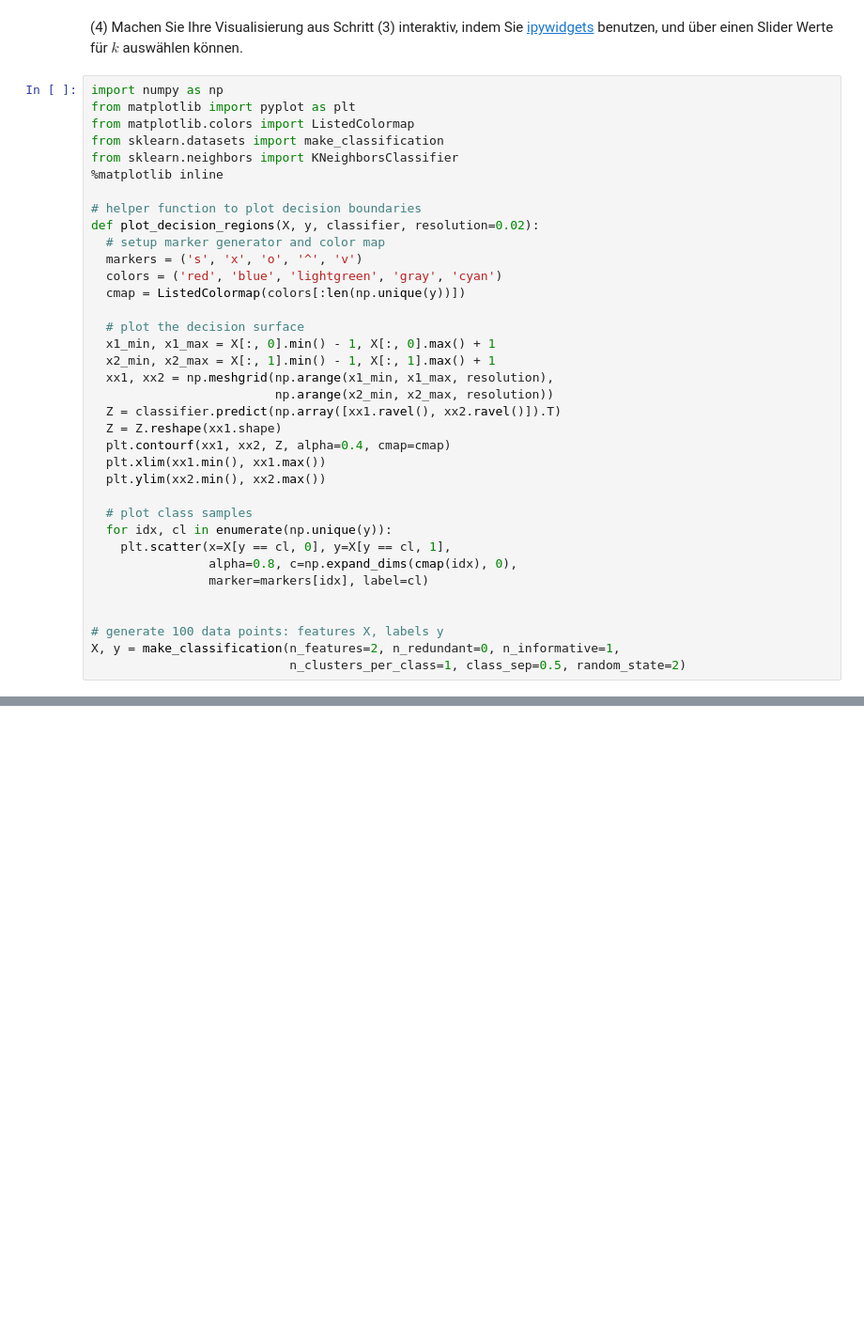
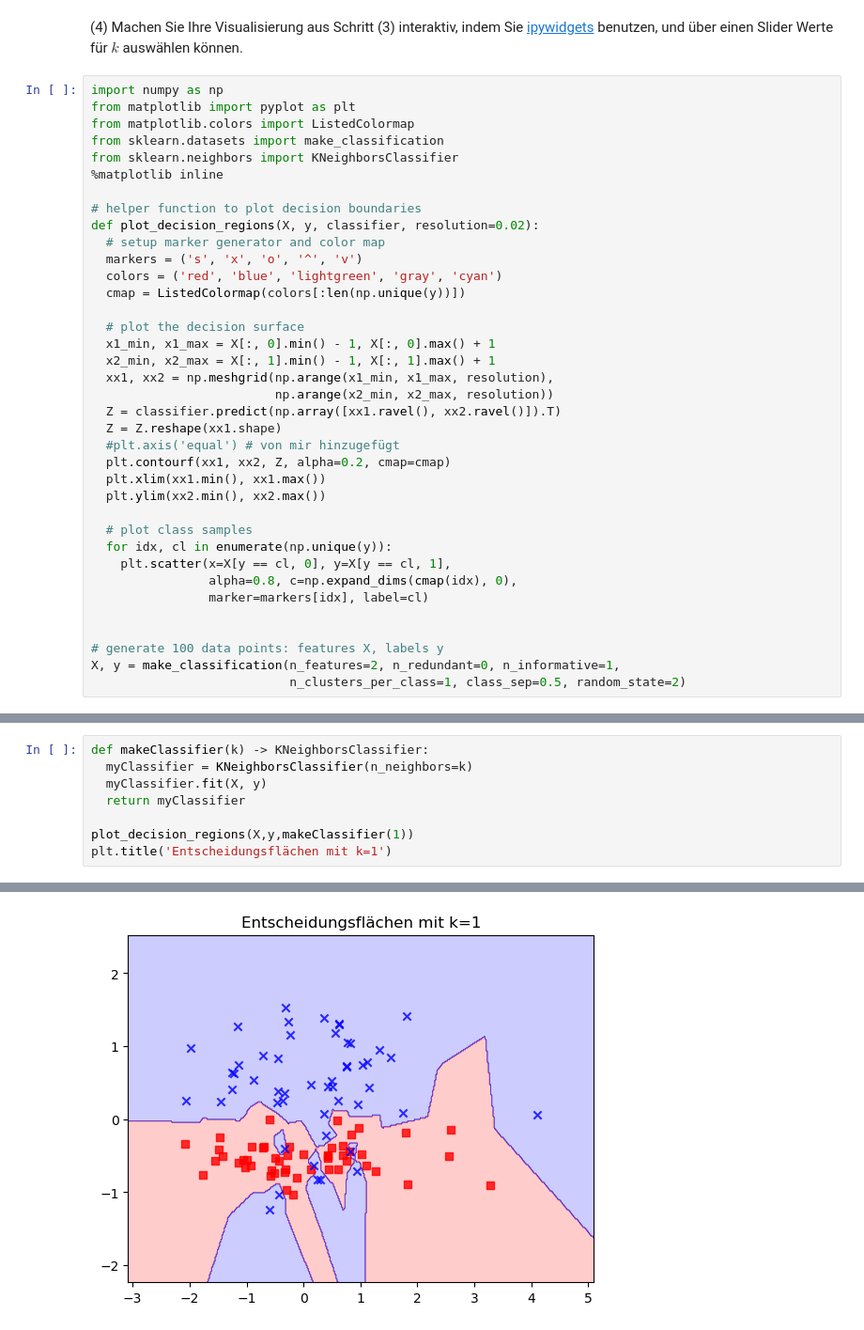
Before and after one commit to cortex359/ds.ss24, a Jupyter notebook: u12/Uebung-12.ipynb, the cells around one changed output, grey strips where cells are left out. Shown at 94% size. Saved outputs shown, nothing was run; the diff lists cells and outputs as text; blank space fills up the shorter version.

```diff
--- a/u12/Uebung-12.ipynb
+++ b/u12/Uebung-12.ipynb
@@ -282,7 +281,8 @@ def plot_decision_regions(X, y, classifier, resolution=0.02):
                          np.arange(x2_min, x2_max, resolution))
   Z = classifier.predict(np.array([xx1.ravel(), xx2.ravel()]).T)
   Z = Z.reshape(xx1.shape)
-  plt.contourf(xx1, xx2, Z, alpha=0.4, cmap=cmap)
+  #plt.axis('equal') # von mir hinzugefügt
+  plt.contourf(xx1, xx2, Z, alpha=0.2, cmap=cmap)
   plt.xlim(xx1.min(), xx1.max())
   plt.ylim(xx2.min(), xx2.max())
 
@@ -298,0 +306,9 @@ X, y = make_classification(n_features=2, n_redundant=0, n_informative=1,
+# %%
+def makeClassifier(k) -> KNeighborsClassifier:
+  myClassifier = KNeighborsClassifier(n_neighbors=k)
+  myClassifier.fit(X, y)
+  return myClassifier
+
+plot_decision_regions(X,y,makeClassifier(1))
+plt.title('Entscheidungsflächen mit k=1')
+# %% [output]
@@ -298,0 +316 @@ X, y = make_classification(n_features=2, n_redundant=0, n_informative=1,
+[figure, added]
```
Also changed, not shown: parts of 4 cells of this notebook.
